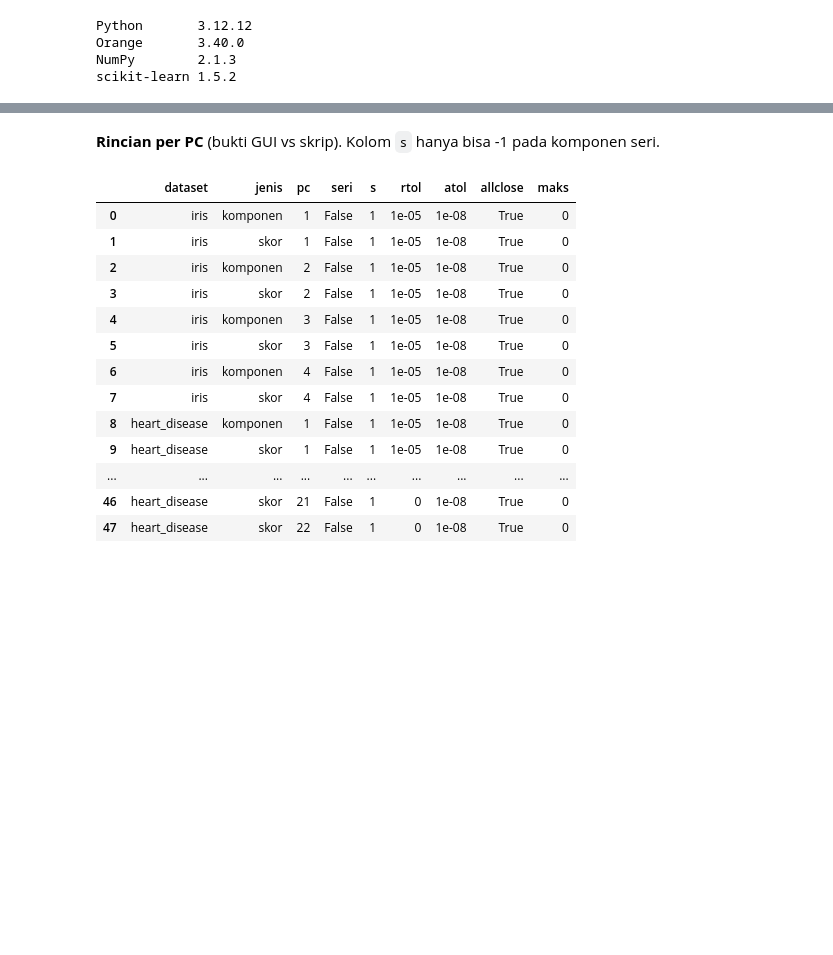
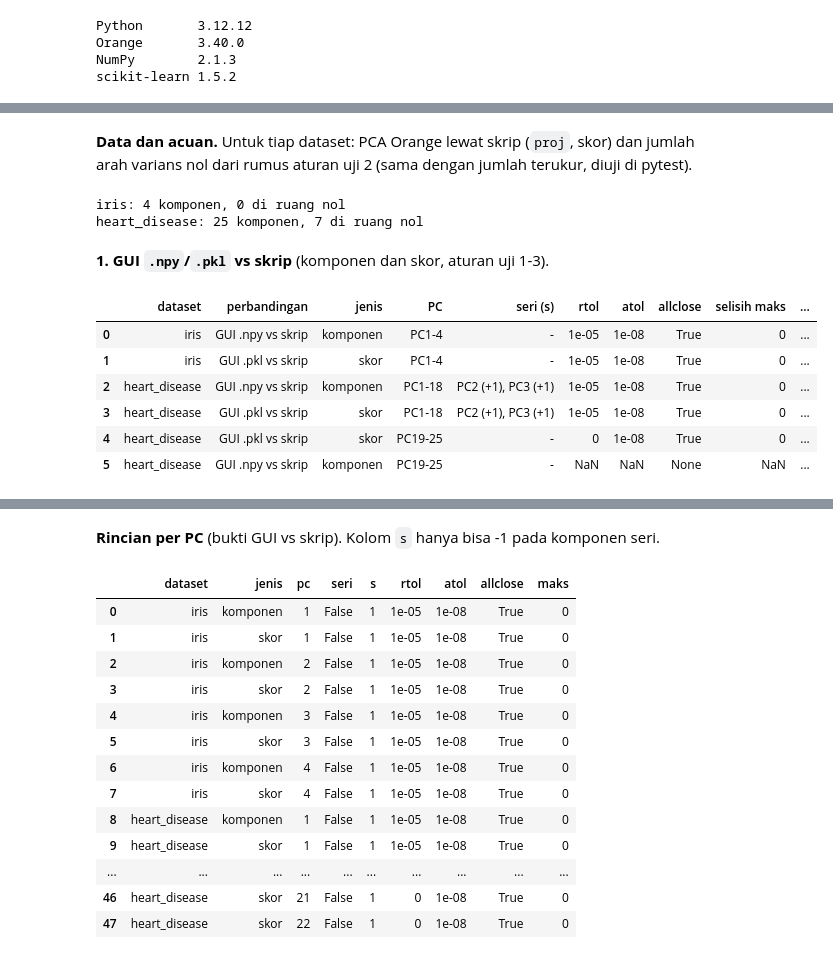
Before and after one commit to Raditxt/orange3-zest, a Jupyter notebook: notebooks/01_pca_gui_evidence.ipynb, the cells around one changed output, grey strips where cells are left out. Drawn from its saved outputs; the diff is of its cells as text; code cells hidden in the pictures; blank space fills up the shorter version.

```diff
--- a/notebooks/01_pca_gui_evidence.ipynb
+++ b/notebooks/01_pca_gui_evidence.ipynb
@@ -124,0 +54,73 @@ summary
+# %% [markdown]
+**Data dan acuan.** Untuk tiap dataset: PCA Orange lewat skrip (`proj`, skor) dan jumlah
+arah varians nol dari rumus aturan uji 2 (sama dengan jumlah terukur, diuji di pytest).
+# %%
+import pandas as pd
+from Orange.data import Table
+
+from evidence_io import (read_components_csv, read_components_npy,
+                         read_scores_csv, read_scores_pkl)
+from pca_compare import (compare, compare_csv, compare_ratio, orange_widget_pca,
+                         zero_variance_count)
+
+pd.set_option("display.float_format", "{:.3g}".format)
+
+CASES = [("iris", "iris_pca_norm-on_4pc"),
+         ("heart_disease", "heart_pca_norm-on_25pc")]
+
+ACUAN = {}
+for dataset, prefix in CASES:
+    table = Table(dataset)
+    proj, scores = orange_widget_pca(table)
+    ACUAN[dataset] = {"prefix": prefix, "proj": proj, "scores": scores,
+                      "n_null": zero_variance_count(table)}
+    print(f"{dataset}: {len(proj.components_)} komponen, "
+          f"{ACUAN[dataset]['n_null']} di ruang nol")
+
+
+def baris(dataset, perbandingan, jenis, pc, rtol, atol, allclose, maks,
+          maks_rel=None, seri="-", catatan=""):
+    # Satu baris tabel ringkasan.
+    return {"dataset": dataset, "perbandingan": perbandingan, "jenis": jenis,
+            "PC": pc, "seri (s)": seri, "rtol": rtol, "atol": atol,
+            "allclose": allclose, "selisih maks": maks,
+            "selisih rel. maks": maks_rel, "catatan": catatan}
+# %% [output]
+iris: 4 komponen, 0 di ruang nol
+heart_disease: 25 komponen, 7 di ruang nol
+# %% [markdown]
+**1. GUI `.npy`/`.pkl` vs skrip** (komponen dan skor, aturan uji 1-3).
+# %%
+tabel_gui, rincian = [], []
+for dataset, a in ACUAN.items():
+    rows = compare(a["proj"].components_, a["scores"],
+                   read_components_npy(f"{a['prefix']}_components.npy"),
+                   read_scores_pkl(f"{a['prefix']}_scores.pkl"), a["n_null"])
+    rincian += [{"dataset": dataset, **r} for r in rows]
+    k_all = len(a["proj"].components_)
+    k = k_all - a["n_null"]
+    for nama, jenis, g in [
+            ("GUI .npy vs skrip", "komponen", [r for r in rows if r["jenis"] == "komponen"]),
+            ("GUI .pkl vs skrip", "skor", [r for r in rows if r["jenis"] == "skor" and r["pc"] <= k]),
+            ("GUI .pkl vs skrip", "skor", [r for r in rows if r["jenis"] == "skor" and r["pc"] > k])]:
+        if not g:
+            continue
+        seri = ", ".join(f"PC{r['pc']} ({r['s']:+d})" for r in g if r["seri"]) or "-"
+        tabel_gui.append(baris(dataset, nama, jenis, f"PC{g[0]['pc']}-{g[-1]['pc']}",
+                               g[0]["rtol"], g[0]["atol"], all(r["allclose"] for r in g),
+                               max(r["maks"] for r in g), seri=seri,
+                               catatan="ruang nol" if g[0]["pc"] > k else ""))
+    if a["n_null"]:
+        tabel_gui.append(baris(dataset, "GUI .npy vs skrip", "komponen", f"PC{k + 1}-{k_all}",
+                               None, None, None, None,
+                               catatan="ruang nol: tidak dibandingkan (aturan uji 2)"))
+tabel_gui = pd.DataFrame(tabel_gui)
+tabel_gui
+# %% [output]
+|  | dataset | perbandingan | jenis | PC | seri (s) | rtol | atol | allclose | selisih maks | ... |
+| 0 | iris | GUI .npy vs skrip | komponen | PC1-4 | - | 1e-05 | 1e-08 | True | 0 | ... |
+| 1 | iris | GUI .pkl vs skrip | skor | PC1-4 | - | 1e-05 | 1e-08 | True | 0 | ... |
+| 2 | heart_disease | GUI .npy vs skrip | komponen | PC1-18 | PC2 (+1), PC3 (+1) | 1e-05 | 1e-08 | True | 0 | ... |
+| 3 | heart_disease | GUI .pkl vs skrip | skor | PC1-18 | PC2 (+1), PC3 (+1) | 1e-05 | 1e-08 | True | 0 | ... |
+| 4 | heart_disease | GUI .pkl vs skrip | skor | PC19-25 | - | 0 | 1e-08 | True | 0 | ... |
+| 5 | heart_disease | GUI .npy vs skrip | komponen | PC19-25 | - | NaN | NaN | None | NaN | ... |
```
Also changed, not shown: parts of 12 cells of this notebook, 2 other files.
